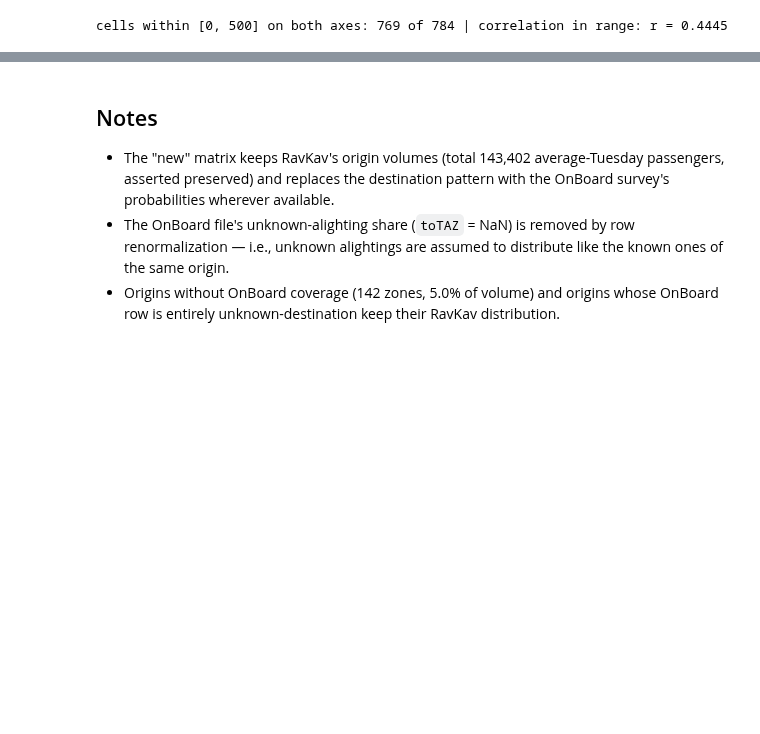
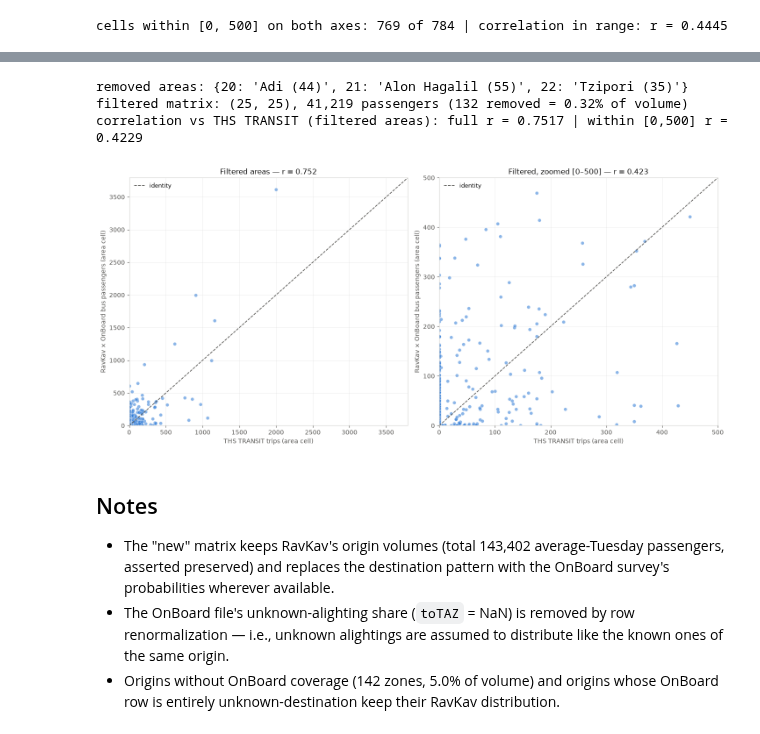
Before and after one commit to oh-da/Nofit_LRT_Extension, a Jupyter notebook: BusOnBoard_matrix.ipynb, the cells around one changed output, grey strips where cells are left out. Drawn from its saved outputs; the diff is of its cells as text; code cells hidden in the pictures; blank space fills up the shorter version.

```diff
--- a/BusOnBoard_matrix.ipynb
+++ b/BusOnBoard_matrix.ipynb
@@ -214,3 +218,47 @@ cells within [0, 500] on both axes: 769 of 784 | correlation in range: r = 0.444
+# %%
+MIN_ACTIVITY = 100
+activity = bus_area.sum(axis=1) + bus_area.sum(axis=0)
+noise_areas = activity[activity < MIN_ACTIVITY].index.tolist()
+keep = [a for a in AREAS if a not in noise_areas]
+print("removed areas:", {a: f"{legend[a]} ({activity[a]:,.0f})" for a in noise_areas})
+
+bus_area_f = bus_area.loc[keep, keep]
+bus_area_f.index.name = 'AggAreaCode'
+bus_area_f.to_csv('Output/bus/bus_od_area_new_filtered.csv', float_format='%.6g')
+print(f"filtered matrix: {bus_area_f.shape}, {bus_area_f.values.sum():,.0f} passengers "
+      f"({bus_area.values.sum() - bus_area_f.values.sum():,.0f} removed = "
+      f"{1 - bus_area_f.values.sum() / bus_area.values.sum():.2%} of volume)")
+
+# comparison vs THS TRANSIT on the retained areas
+ths_f = ths.loc[keep, keep]
+bf, tf = bus_area_f.values.flatten(), ths_f.values.flatten()
+r_f = np.corrcoef(tf, bf)[0, 1]
+m500 = (bf <= 500) & (tf <= 500)
+r_f500 = np.corrcoef(tf[m500], bf[m500])[0, 1]
+print(f"correlation vs THS TRANSIT (filtered areas): full r = {r_f:.4f} | within [0,500] r = {r_f500:.4f}")
+
+fig, axes = plt.subplots(1, 2, figsize=(14.5, 6.6), facecolor='white')
+for ax, (xx, yy, lim, title) in zip(axes, [
+        (tf, bf, max(bf.max(), tf.max()) * 1.05, f'Filtered areas — r = {r_f:.3f}'),
+        (tf[m500], bf[m500], 500, f'Filtered, zoomed [0–500] — r = {r_f500:.3f}')]):
+    ax.scatter(xx, yy, s=30, alpha=0.55, color=BLUE, edgecolors='white', linewidths=0.5)
+    ax.plot([0, lim], [0, lim], linestyle='--', linewidth=1.2, color=INK2, label='identity')
+    ax.set_xlim(0, lim); ax.set_ylim(0, lim)
+    ax.set_xlabel('THS TRANSIT trips (area cell)', color=INK2)
+    ax.set_ylabel('RavKav × OnBoard bus passengers (area cell)', color=INK2)
+    ax.set_title(title, color=INK, fontsize=12)
+    ax.grid(True, alpha=0.25, linewidth=0.6)
+    for s in ax.spines.values(): s.set_color('#d5d4d0')
+    ax.tick_params(colors=INK2)
+    ax.legend(frameon=False, fontsize=9)
+plt.tight_layout()
+plt.savefig('Output/figures/bus_vs_ths_transit_area_filtered.png', dpi=150, bbox_inches='tight')
+plt.show()
+# %% [output]
+removed areas: {20: 'Adi (44)', 21: 'Alon Hagalil (55)', 22: 'Tzipori (35)'}
+filtered matrix: (25, 25), 41,219 passengers (132 removed = 0.32% of volume)
+correlation vs THS TRANSIT (filtered areas): full r = 0.7517 | within [0,500] r = 0.4229
+[figure, added]
 # %% [markdown]
 ## Notes
 
```
Also changed, not shown: parts of 1 cell of this notebook, 2 other files.
